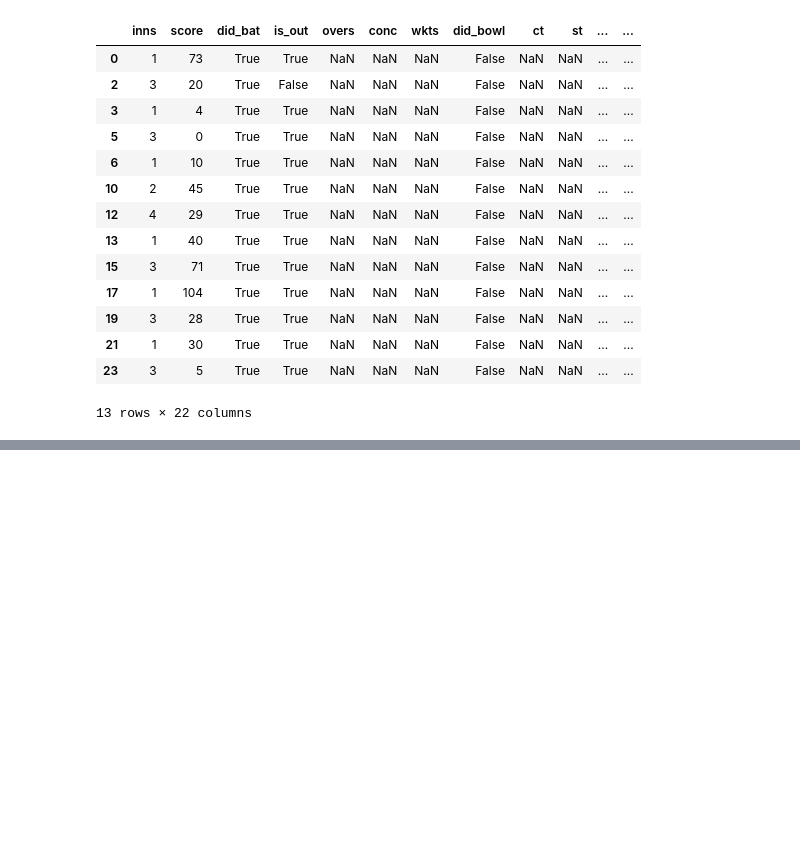
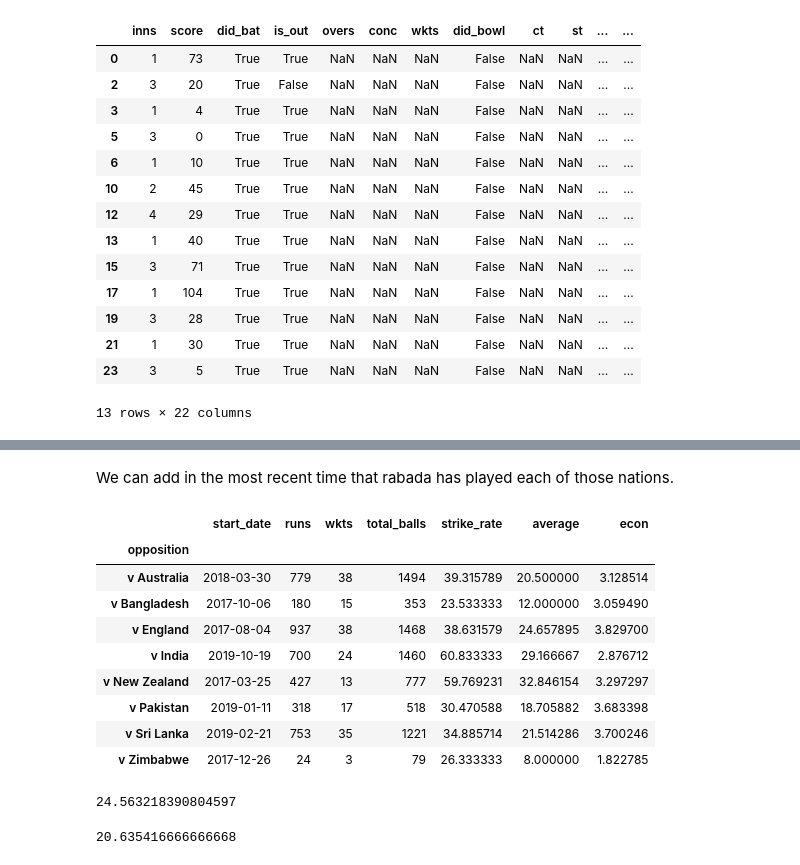
Before and after one commit to willcanniford/cricketer-analysis, a Jupyter notebook: cricketer_class_improvements.ipynb, the cells around one changed output, grey strips where cells are left out. Saved outputs shown, nothing was run; the diff lists cells and outputs as text; code cells hidden in the pictures; blank space fills up the shorter version.

Commit message:
Add section about Rabada and working on segmentation via opposition

```diff
--- a/cricketer_class_improvements.ipynb
+++ b/cricketer_class_improvements.ipynb
@@ -156,3 +155,6 @@ first_batting
 | 21 | 1 | 30 | True | True | NaN | NaN | NaN | False | NaN | NaN | ... | ... |
 | 23 | 3 | 5 | True | True | NaN | NaN | NaN | False | NaN | NaN | ... | ... |
 13 rows × 22 columns
+# %%
+rabada = Cricketer(550215)
+rabada
@@ -158,0 +163,4 @@ first_batting
+# %%
+bowling = rabada.test_bowling_innings()
+max_wickets = bowling.wkts.max()
+bowling[bowling.wkts == max_wickets]
@@ -158,0 +181,6 @@ first_batting
+# %%
+bowling.runs = bowling.runs.astype(int)
+by_nation = bowling.groupby('opposition').sum().copy()
+by_nation['strike_rate'] = by_nation.total_balls / by_nation.wkts
+by_nation['average'] = by_nation.runs/by_nation.wkts
+by_nation['econ'] = by_nation.runs/by_nation.total_balls * 6
@@ -158,0 +200,25 @@ first_batting
+# %% [markdown]
+We can add in the most recent time that rabada has played each of those nations.
+# %%
+bowling.reset_index().groupby('opposition').max()[['start_date']].join(by_nation)
+# %% [output]
+|  | start_date | runs | wkts | total_balls | strike_rate | average | econ |
+| opposition |  |  |  |  |  |  |  |
+| v Australia | 2018-03-30 | 779 | 38 | 1494 | 39.315789 | 20.500000 | 3.128514 |
+| v Bangladesh | 2017-10-06 | 180 | 15 | 353 | 23.533333 | 12.000000 | 3.059490 |
+| v England | 2017-08-04 | 937 | 38 | 1468 | 38.631579 | 24.657895 | 3.829700 |
+| v India | 2019-10-19 | 700 | 24 | 1460 | 60.833333 | 29.166667 | 2.876712 |
+| v New Zealand | 2017-03-25 | 427 | 13 | 777 | 59.769231 | 32.846154 | 3.297297 |
+| v Pakistan | 2019-01-11 | 318 | 17 | 518 | 30.470588 | 18.705882 | 3.683398 |
+| v Sri Lanka | 2019-02-21 | 753 | 35 | 1221 | 34.885714 | 21.514286 | 3.700246 |
+| v Zimbabwe | 2017-12-26 | 24 | 3 | 79 | 26.333333 | 8.000000 | 1.822785 |
+# %%
+england_threshold = '2017-08-05'
+up_to_and_including_eng = bowling[:england_threshold]
+up_to_and_including_eng.runs.sum() / up_to_and_including_eng.wkts.sum()
+# %% [output]
+24.563218390804597
+# %%
+bowling[england_threshold:].runs.sum() / bowling[england_threshold:].wkts.sum()
+# %% [output]
+20.635416666666668
```
Also changed, not shown: parts of 10 cells of this notebook.
